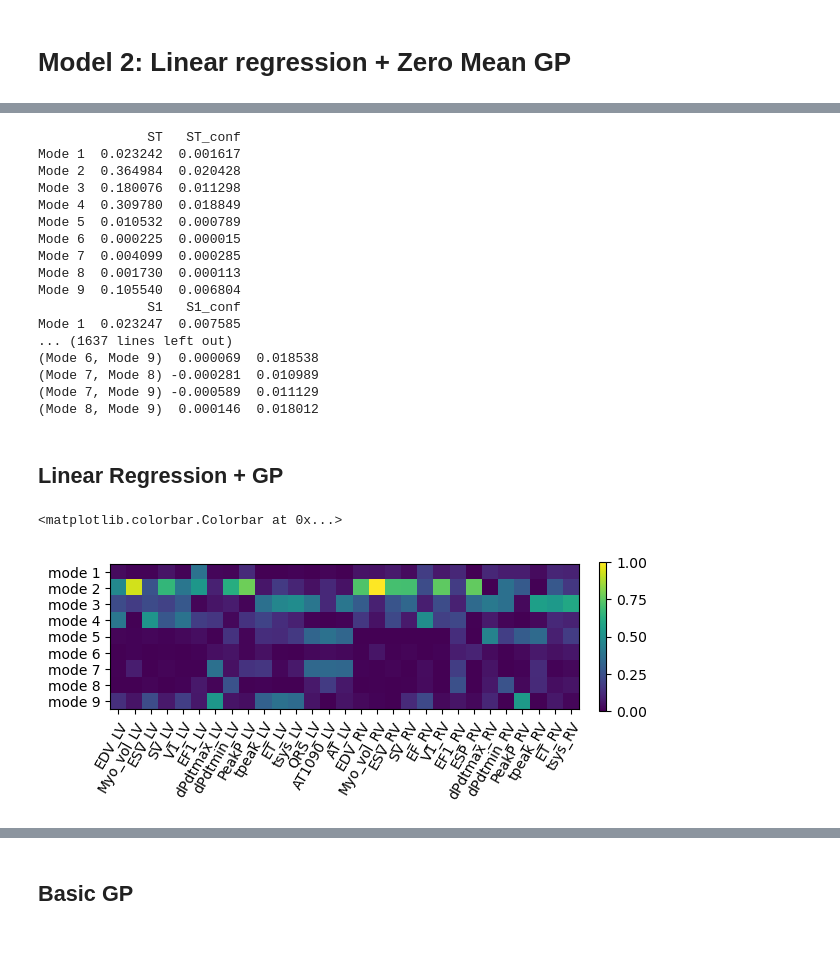
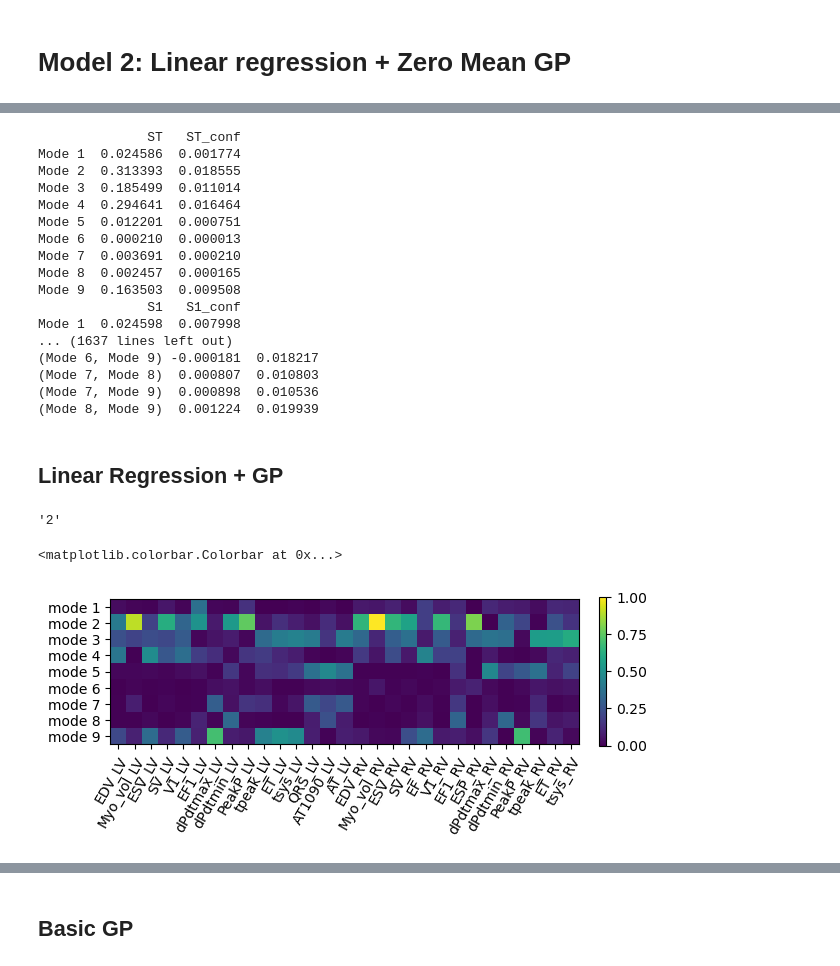
Before and after one commit to cwlanyon/GPyEm, a Jupyter notebook: Modal Emulation and GSA.ipynb, the cells around one changed output, grey strips where cells are left out. Saved outputs shown, nothing was run; the diff lists cells and outputs as text; code cells hidden in the pictures.

```diff
--- a/Modal Emulation and GSA.ipynb
+++ b/Modal Emulation and GSA.ipynb
@@ -317,2 +278,4 @@ Mode 1  0.021868  0.008075
 # %% [markdown]
 # Model 2: Linear regression + Zero Mean GP
+# %%
+regression_model, modelsZM, likelihoodsZM=LRGPEnsemble(inputNorm,outputNorm)
@@ -319,24 +300,23 @@ Mode 1  0.021868  0.008075
 # %%
-from sklearn.linear_model import LinearRegression
-from sklearn.metrics import mean_squared_error, r2_score
+
 
 # generate random data-set
 
 # sckit-learn implementation
 
 # Model initialization
-regression_model = LinearRegression()
+#regression_model = LinearRegression()
 # Fit the data(train the model)
-regression_model.fit(modeWeights, modelOutput)
+#regression_model.fit(modeWeights, modelOutput)
 # Predict
-y_predicted = regression_model.predict(modeWeights)
+#y_predicted = regression_model.predict(modeWeights)
 
 # model evaluation
-rmse = mean_squared_error(modelOutput, y_predicted)
-r2 = r2_score(modelOutput, y_predicted)
+#rmse = mean_squared_error(modelOutput, y_predicted)
+#r2 = r2_score(modelOutput, y_predicted)
 
 # printing values
-print('Slope:' ,regression_model.coef_)
-print('Intercept:', regression_model.intercept_)
-print('Root mean squared error: ', rmse)
-print('R2 score: ', r2)
+#print('Slope:' ,regression_model.coef_)
+#print('Intercept:', regression_model.intercept_)
+#print('Root mean squared error: ', rmse)
+#print('R2 score: ', r2)
@@ -363,2 +325,2 @@ modelOutputAdjusted = modelOutput - y_predicted
 # %%
-modelsZM, likelihoodsZM = GPEnsemble(modeWeights,modelOutputAdjusted,zeroMean=True)
+#modelsZM, likelihoodsZM = GPEnsemble(modeWeights,modelOutputAdjusted,zeroMean=True)
@@ -383,28 +327,28 @@ modelsZM, likelihoodsZM = GPEnsemble(modeWeights,modelOutputAdjusted,zeroMean=Tr
 # %%
-YmeanSens = LRGPEnsemblePredict(regression_model,modelsZM,modelOutputOrig,data1)
+YmeanSens = LRGPEnsemblePredict(regression_model,modelsZM,likelihoodsZM,data1,outMean,outStd)
 # %%
 SiZM = []
-nMod = modelOutput.shape[1]
+nMod = modelOutputOrig.shape[1]
 for i in range(nMod):
     SiZM.append(sobol.analyze(problem, YmeanSens[i].detach().numpy().squeeze(), print_to_console=True))
 # %% [output]
               ST   ST_conf
-Mode 1  0.023242  0.001617
-Mode 2  0.364984  0.020428
-Mode 3  0.180076  0.011298
-Mode 4  0.309780  0.018849
-Mode 5  0.010532  0.000789
-Mode 6  0.000225  0.000015
-Mode 7  0.004099  0.000285
-Mode 8  0.001730  0.000113
-Mode 9  0.105540  0.006804
+Mode 1  0.024586  0.001774
+Mode 2  0.313393  0.018555
+Mode 3  0.185499  0.011014
+Mode 4  0.294641  0.016464
+Mode 5  0.012201  0.000751
+Mode 6  0.000210  0.000013
+Mode 7  0.003691  0.000210
+Mode 8  0.002457  0.000165
+Mode 9  0.163503  0.009508
               S1   S1_conf
-Mode 1  0.023247  0.007585
+Mode 1  0.024598  0.007998
 ... (1637 lines left out)
-(Mode 6, Mode 9)  0.000069  0.018538
-(Mode 7, Mode 8) -0.000281  0.010989
-(Mode 7, Mode 9) -0.000589  0.011129
-(Mode 8, Mode 9)  0.000146  0.018012
+(Mode 6, Mode 9) -0.000181  0.018217
+(Mode 7, Mode 8)  0.000807  0.010803
+(Mode 7, Mode 9)  0.000898  0.010536
+(Mode 8, Mode 9)  0.001224  0.019939
 # %%
 SiZM_first=np.zeros((9,nMod))
 SiZM_total=np.zeros((9,nMod))
@@ -420,23 +364,27 @@ for i in range(nMod):
     Si_total[:,i] =  total_Si.iloc[:,0]
 # %% [markdown]
 ## Linear Regression + GP
+# %%
+modelOutputOrig.index[1]
+# %% [output]
+'2'
 # %%
 modes = ["mode 1", "mode 2", "mode 3", "mode 4",
               "mode 5", "mode 6", "mode 7", "mode 8", "mode 9"]
-outputs = list(modelOutput.columns)
+outputs = list(modelOutputOrig.columns)
 
 fig, ax = plt.subplots()
 im = ax.imshow(SiZM_first/np.max(SiZM_first))
 
 ax.set_xticks(np.arange(len(outputs)), labels=outputs)
 ax.set_yticks(np.arange(len(modes)), labels=modes)
 plt.setp(ax.get_xticklabels(), rotation=60, ha="right",
          rotation_mode="anchor");
 
 plt.colorbar(im,fraction=0.015, pad=0.04)
 # %% [output]
 <matplotlib.colorbar.Colorbar at 0x...>
-[figure, old version]
+[figure, new version]
 # %%
 SiZM_first[:,2]
 # %% [output]
```
Also changed, not shown: parts of 51 cells of this notebook, 7 other files.
